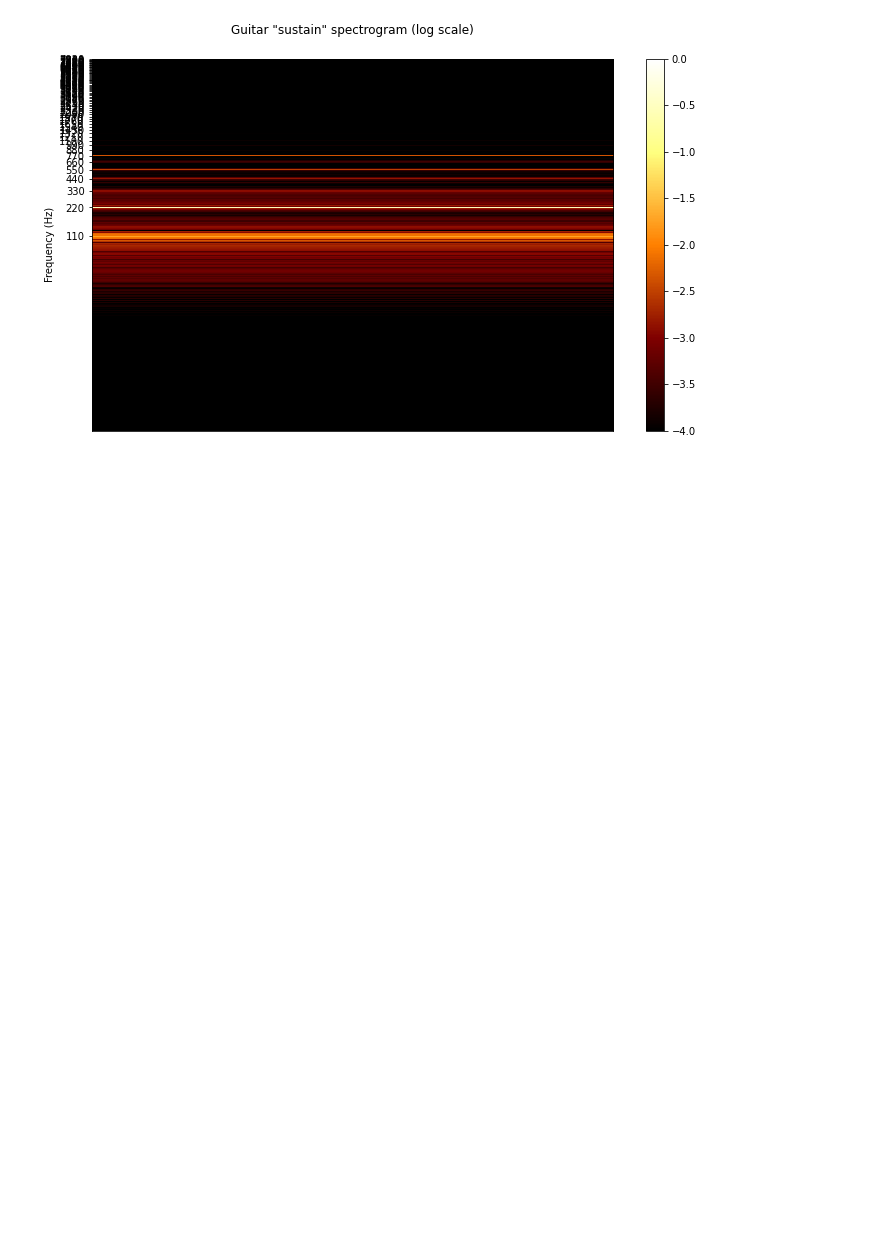
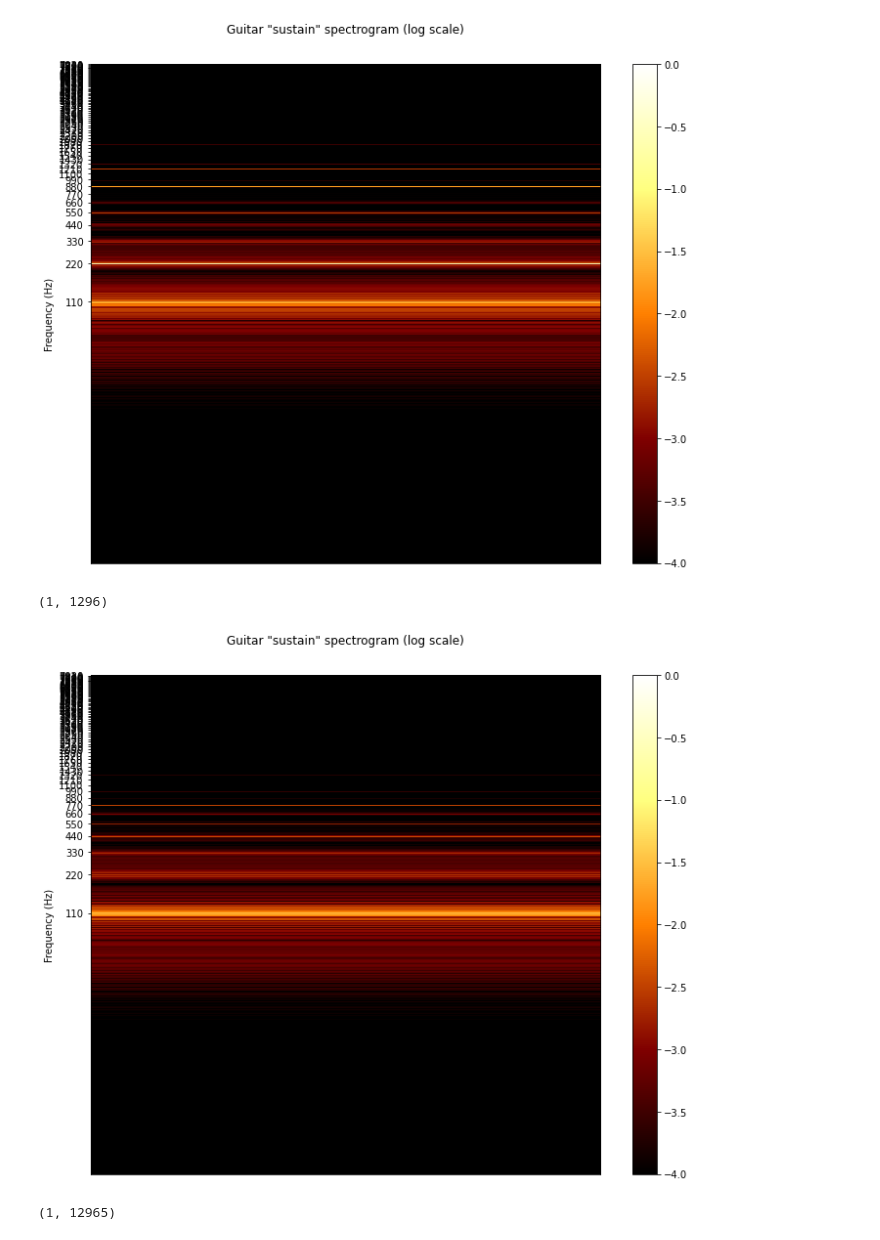
Before and after one commit to JulianFerry/deep-music, a Jupyter notebook: notebooks/spectrogram_convolution.ipynb, the cells around one changed output. Drawn from its saved outputs; the diff is of its cells as text; code cells hidden in the pictures; blank space fills up the shorter version.

Commit message:
Added log resolution calculator

```diff
--- a/notebooks/spectrogram_convolution.ipynb
+++ b/notebooks/spectrogram_convolution.ipynb
@@ -8,9 +10,15 @@ piano.fundamental_freq = 55  # A1
 # %%
 # Load audio and create spectrogram
 guitar.load_audio(start=0.5)
 guitar.audio_to_spectrogram(spec_thresh=4)
-guitar.spectrogram_to_log(guitar.spectrogram)
-guitar.plot_spectrogram(guitar.spectrogram_log, 'Guitar "sustain" spectrogram (log scale)',
-                        log_scale=True, max_freq=-1)
+
+for resolution in [100, 1000, 10000, 19259]:
+    guitar.spectrogram_to_log(guitar.spectrogram, resolution=resolution)
+    guitar.plot_spectrogram(guitar.spectrogram_log, 'Guitar "sustain" spectrogram (log scale)',
+                            log_scale=True, max_freq=-1, figsize=(10, 8))
+    print(guitar.spectrogram_log.shape)
 # %% [output]
-[figure, old version]
+[figure, new version]
+(1, 1296)
+[figure, added]
+(1, 12965)
```
Also changed, not shown: parts of 4 cells of this notebook, 2 other files.
